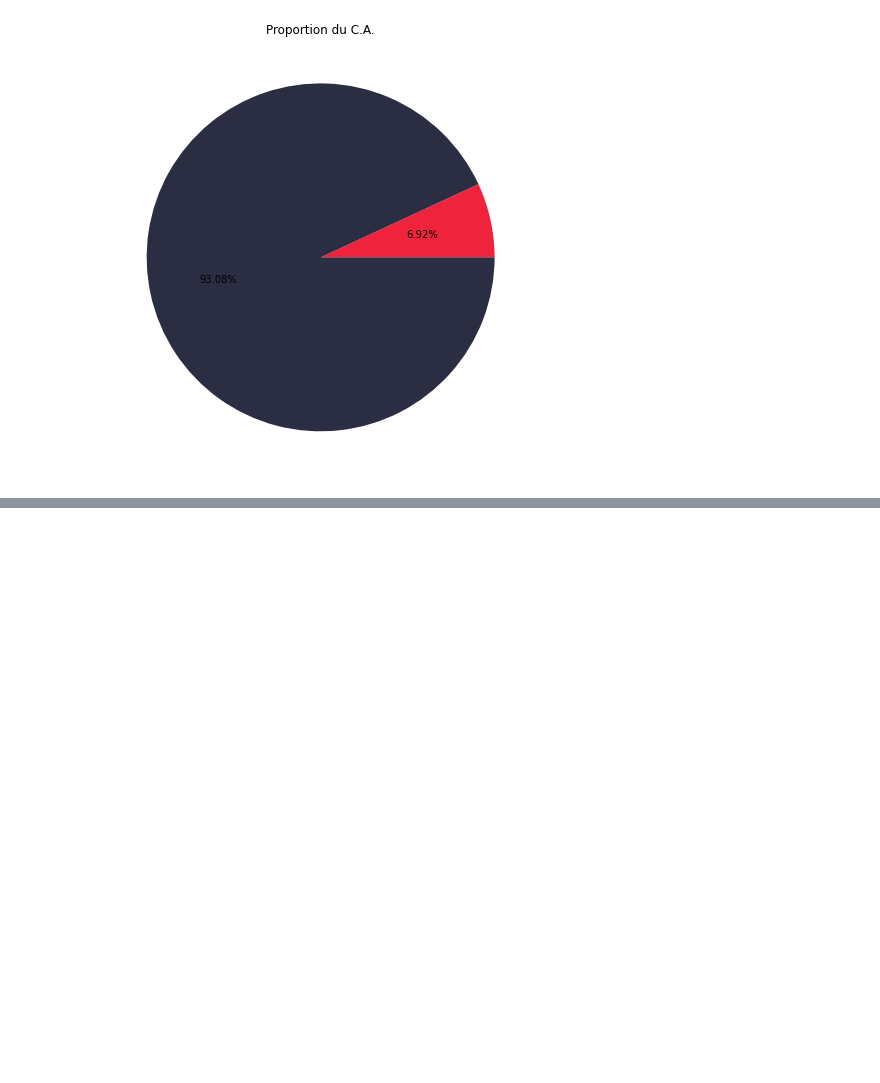
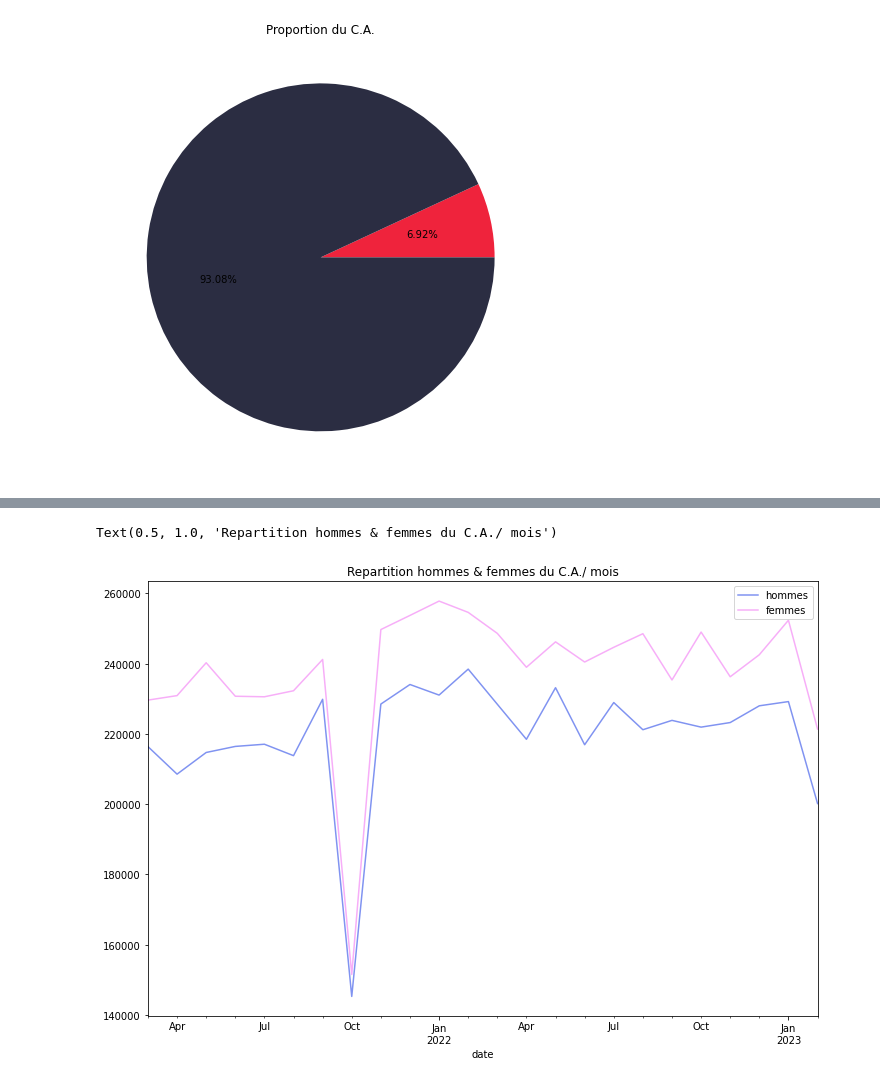
Before and after one commit to Valeeew/Analyze-bookstore-sales, a Jupyter notebook: Turnover_analyze.ipynb, the cells around one changed output, grey strips where cells are left out. Cells and saved outputs as stored; diff of their text form; code cells hidden in the pictures; blank space fills up the shorter version.

```diff
--- a/Turnover_analyze.ipynb
+++ b/Turnover_analyze.ipynb
@@ -214,0 +243,9 @@ Text(0.5, 1.0, 'Proportion du C.A.')
+# %%
+plt.figure(figsize=[12,8])
+h.price.resample("M").agg("sum").plot(color="#8093f1")
+f.price.resample("M").agg("sum").plot(color="#f7aef8")
+plt.legend(["hommes","femmes"])
+plt.title("Repartition hommes & femmes du C.A./ mois")
+# %% [output]
+Text(0.5, 1.0, 'Repartition hommes & femmes du C.A./ mois')
+[figure, added]
```
Also changed, not shown: parts of 9 cells of this notebook.
